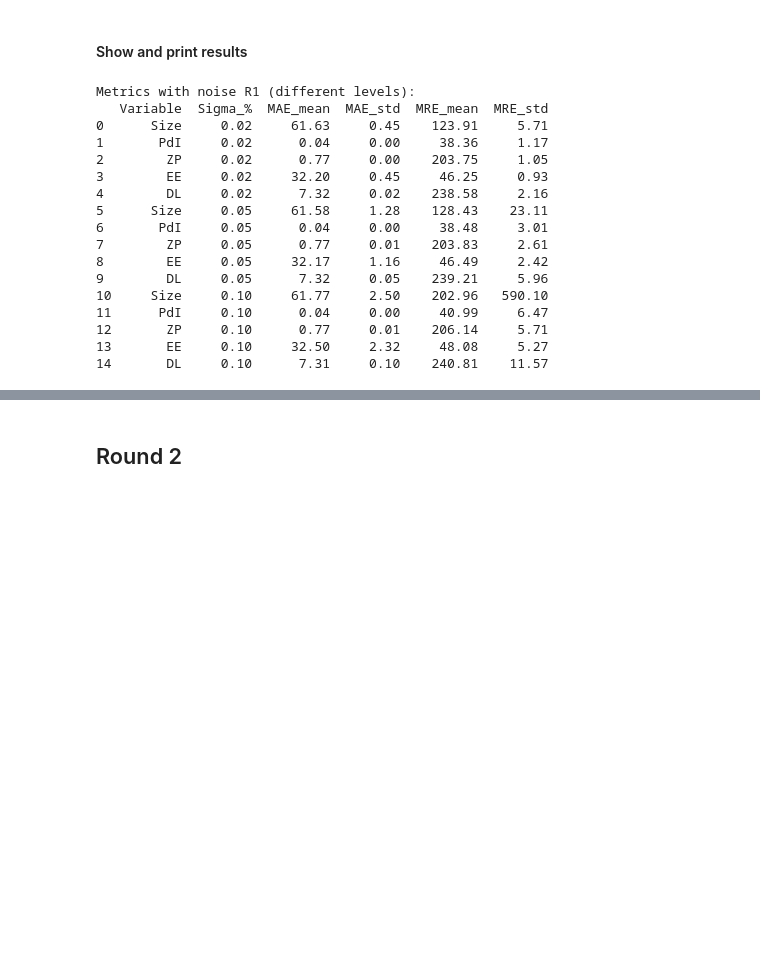
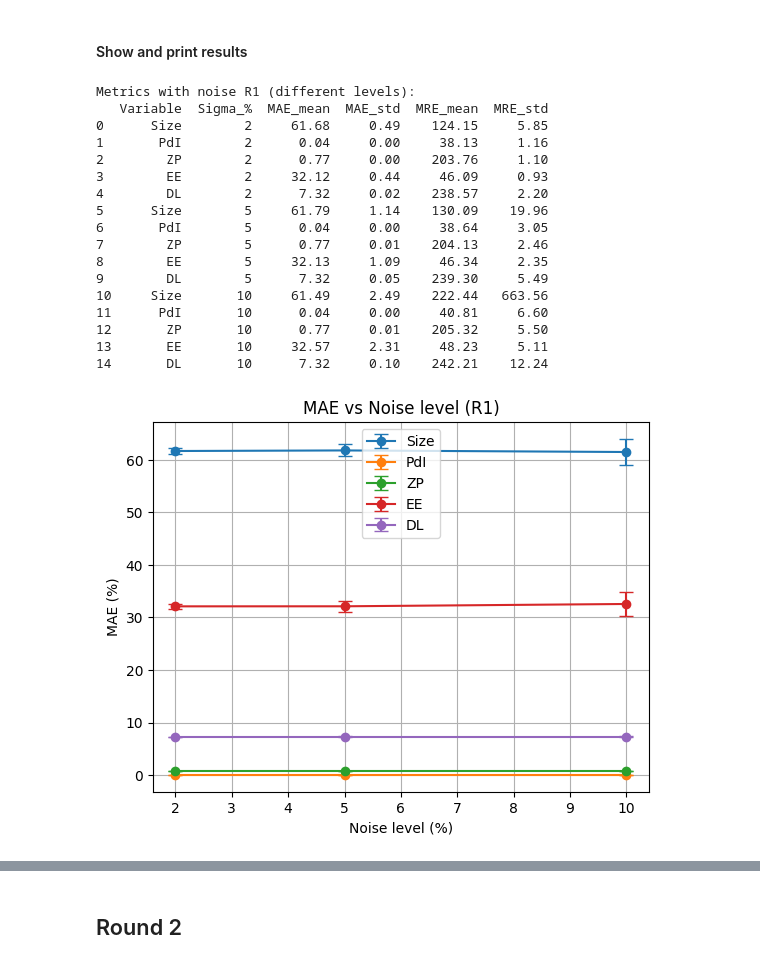
Before and after one commit to emma-reig/TFM_MuBiB_Emma-Reig, a Jupyter notebook: Design_Expert/Experimental_synthesis/Without convolution/Synthesis_metrics.ipynb, the cells around one changed output, grey strips where cells are left out. Cells and saved outputs as stored; diff of their text form; code cells hidden in the pictures; blank space fills up the shorter version.

```diff
--- a/Design_Expert/Experimental_synthesis/Without convolution/Synthesis_metrics.ipynb
+++ b/Design_Expert/Experimental_synthesis/Without convolution/Synthesis_metrics.ipynb
@@ -151,6 +152,10 @@ mre_noise_df = pd.DataFrame(
     columns=["Variable", "Sigma_%", "MRE_mean", "MRE_std"]
 ).round(2)
 
+#Show the sigma results in percentage format
+mae_noise_df["Sigma_%"] = (mae_noise_df["Sigma_%"] * 100).astype(int)
+mre_noise_df["Sigma_%"] = (mre_noise_df["Sigma_%"] * 100).astype(int)
+
 #Merge MAE and MRE dataframes
 metrics_noiseR1 = pd.merge(mae_noise_df, mre_noise_df, on=["Variable", "Sigma_%"])
 # %% [markdown]
@@ -164,18 +169,39 @@ metrics_noiseR1.to_csv(output_path, index=False)
 # %% [output]
 Metrics with noise R1 (different levels):
    Variable  Sigma_%  MAE_mean  MAE_std  MRE_mean  MRE_std
-0      Size     0.02     61.63     0.45    123.91     5.71
-1       PdI     0.02      0.04     0.00     38.36     1.17
-2        ZP     0.02      0.77     0.00    203.75     1.05
-3        EE     0.02     32.20     0.45     46.25     0.93
-4        DL     0.02      7.32     0.02    238.58     2.16
-5      Size     0.05     61.58     1.28    128.43    23.11
-6       PdI     0.05      0.04     0.00     38.48     3.01
-7        ZP     0.05      0.77     0.01    203.83     2.61
-8        EE     0.05     32.17     1.16     46.49     2.42
-9        DL     0.05      7.32     0.05    239.21     5.96
-10     Size     0.10     61.77     2.50    202.96   590.10
-11      PdI     0.10      0.04     0.00     40.99     6.47
-12       ZP     0.10      0.77     0.01    206.14     5.71
-13       EE     0.10     32.50     2.32     48.08     5.27
-14       DL     0.10      7.31     0.10    240.81    11.57
+0      Size        2     61.68     0.49    124.15     5.85
+1       PdI        2      0.04     0.00     38.13     1.16
+2        ZP        2      0.77     0.00    203.76     1.10
+3        EE        2     32.12     0.44     46.09     0.93
+4        DL        2      7.32     0.02    238.57     2.20
+5      Size        5     61.79     1.14    130.09    19.96
+6       PdI        5      0.04     0.00     38.64     3.05
+7        ZP        5      0.77     0.01    204.13     2.46
+8        EE        5     32.13     1.09     46.34     2.35
+9        DL        5      7.32     0.05    239.30     5.49
+10     Size       10     61.49     2.49    222.44   663.56
+11      PdI       10      0.04     0.00     40.81     6.60
+12       ZP       10      0.77     0.01    205.32     5.50
+13       EE       10     32.57     2.31     48.23     5.11
+14       DL       10      7.32     0.10    242.21    12.24
+# %%
+for var in variables:
+    df_plot = metrics_noiseR1[metrics_noiseR1["Variable"] == var]
+
+    plt.errorbar(
+        df_plot["Sigma_%"],
+        df_plot["MAE_mean"],
+        yerr=df_plot["MAE_std"],
+        marker='o',
+        capsize=5,
+        label=var
+    )
+
+plt.xlabel("Noise level (%)")
+plt.ylabel("MAE (%)")
+plt.title("MAE vs Noise level (R1)")
+plt.legend()
+plt.grid(True)
+plt.show()
+# %% [output]
+[figure, added]
```
Also changed, not shown: parts of 9 cells of this notebook, 13 other files.
